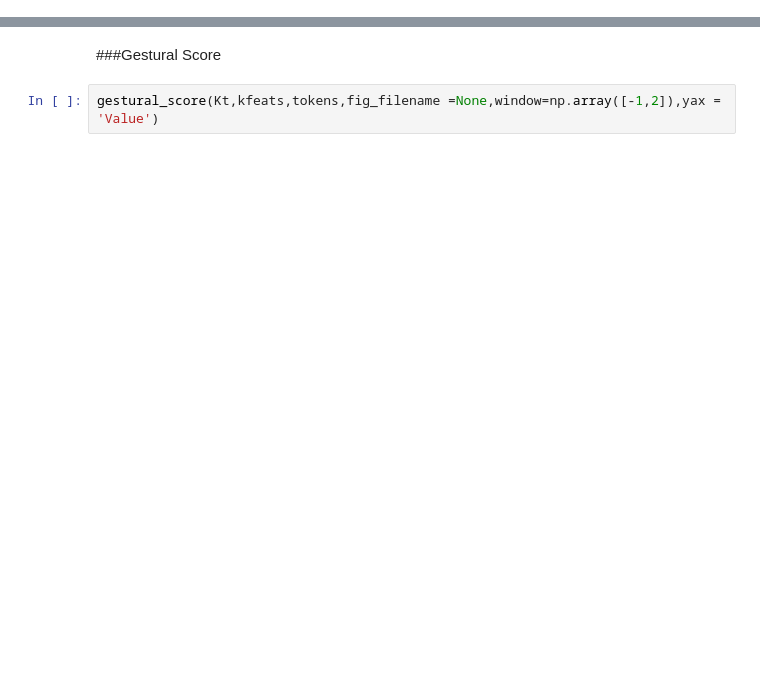
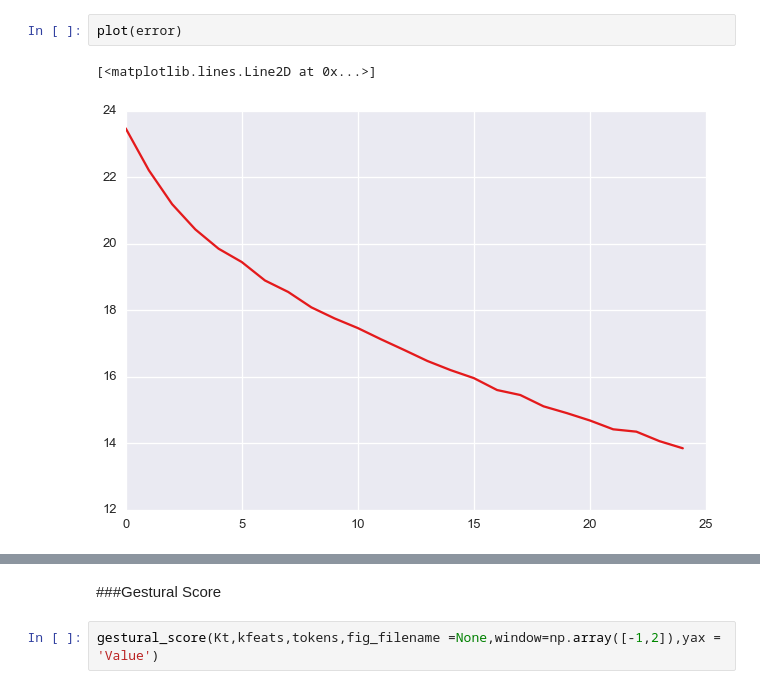
Before and after one commit to dfconant/utilities, a Jupyter notebook: iPyNb/NMF_Parameterization.ipynb, the cells around one changed output, grey strips where cells are left out. Cells and saved outputs as stored; diff of their text form; blank space fills up the shorter version.

```diff
--- a/iPyNb/NMF_Parameterization.ipynb
+++ b/iPyNb/NMF_Parameterization.ipynb
@@ -41,0 +52,5 @@ Loaded
+# %%
+plot(error)
+# %% [output]
+[<matplotlib.lines.Line2D at 0x...>]
+[figure, added]
```
Also changed, not shown: parts of 23 cells of this notebook, 30 other files.
